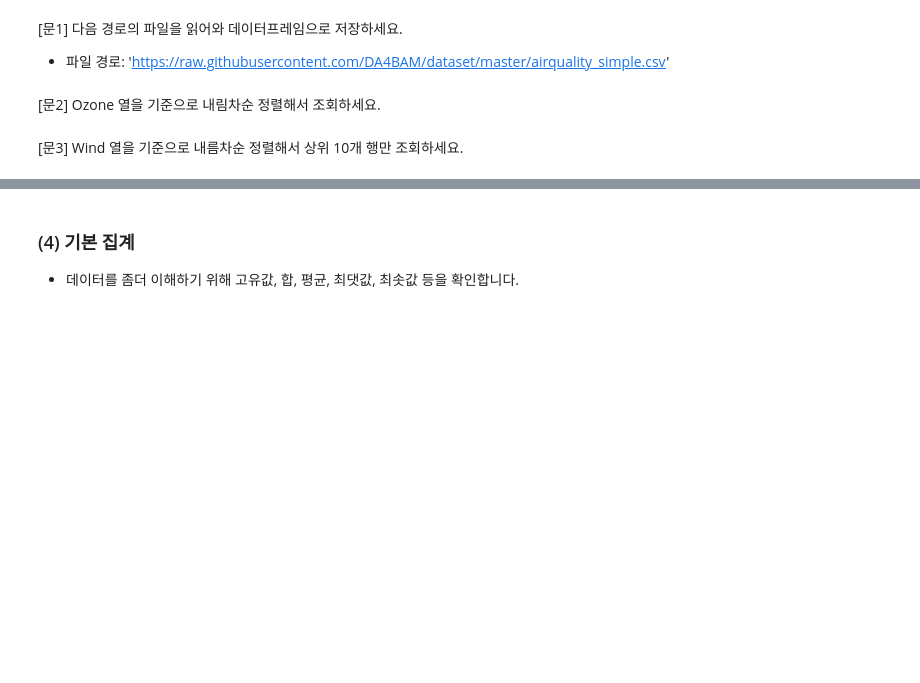
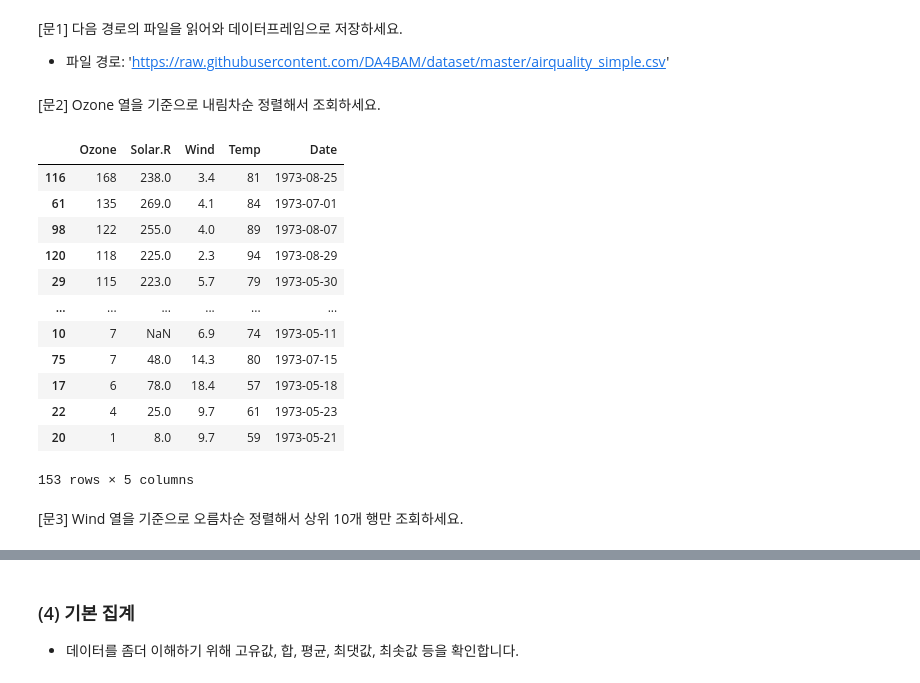
Before and after one commit to JReal2/aivle6-practice, a Jupyter notebook: python-basic/chapter 07. Pandas기초1.ipynb, the cells around one changed output, grey strips where cells are left out. Drawn from its saved outputs; the diff is of its cells as text; code cells hidden in the pictures; blank space fills up the shorter version.

```diff
--- a/python-basic/chapter 07. Pandas기초1.ipynb
+++ b/python-basic/chapter 07. Pandas기초1.ipynb
@@ -338,8 +500,27 @@ temp.reset_index(drop = True)
+# %%
+# 데이터 읽어오기
+path = 'https://raw.githubusercontent.com/DA4BAM/dataset/master/airquality_simple.csv'
+data = pd.read_csv(path)
 # %% [markdown]
 [문2] Ozone 열을 기준으로 내림차순 정렬해서 조회하세요.
 # %%
 # 내림차순 정렬
+data.sort_values(by = 'Ozone', ascending = False)
+# %% [output]
+|  | Ozone | Solar.R | Wind | Temp | Date |
+| 116 | 168 | 238.0 | 3.4 | 81 | 1973-08-25 |
+| 61 | 135 | 269.0 | 4.1 | 84 | 1973-07-01 |
+| 98 | 122 | 255.0 | 4.0 | 89 | 1973-08-07 |
+| 120 | 118 | 225.0 | 2.3 | 94 | 1973-08-29 |
+| 29 | 115 | 223.0 | 5.7 | 79 | 1973-05-30 |
+| ... | ... | ... | ... | ... | ... |
+| 10 | 7 | NaN | 6.9 | 74 | 1973-05-11 |
+| 75 | 7 | 48.0 | 14.3 | 80 | 1973-07-15 |
+| 17 | 6 | 78.0 | 18.4 | 57 | 1973-05-18 |
+| 22 | 4 | 25.0 | 9.7 | 61 | 1973-05-23 |
+| 20 | 1 | 8.0 | 9.7 | 59 | 1973-05-21 |
+153 rows × 5 columns
 # %% [markdown]
-[문3] Wind 열을 기준으로 내름차순 정렬해서 상위 10개 행만 조회하세요.
+[문3] Wind 열을 기준으로 오름차순 정렬해서 상위 10개 행만 조회하세요.
 # %%
 # 오름차순 정렬
```
Also changed, not shown: parts of 44 cells of this notebook, 5 other files.
